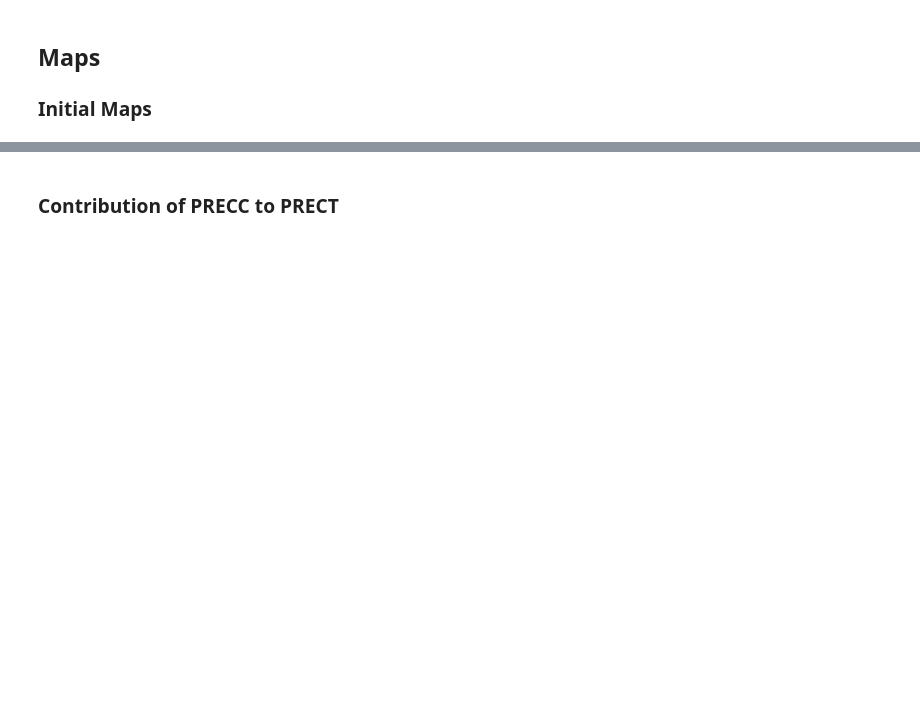
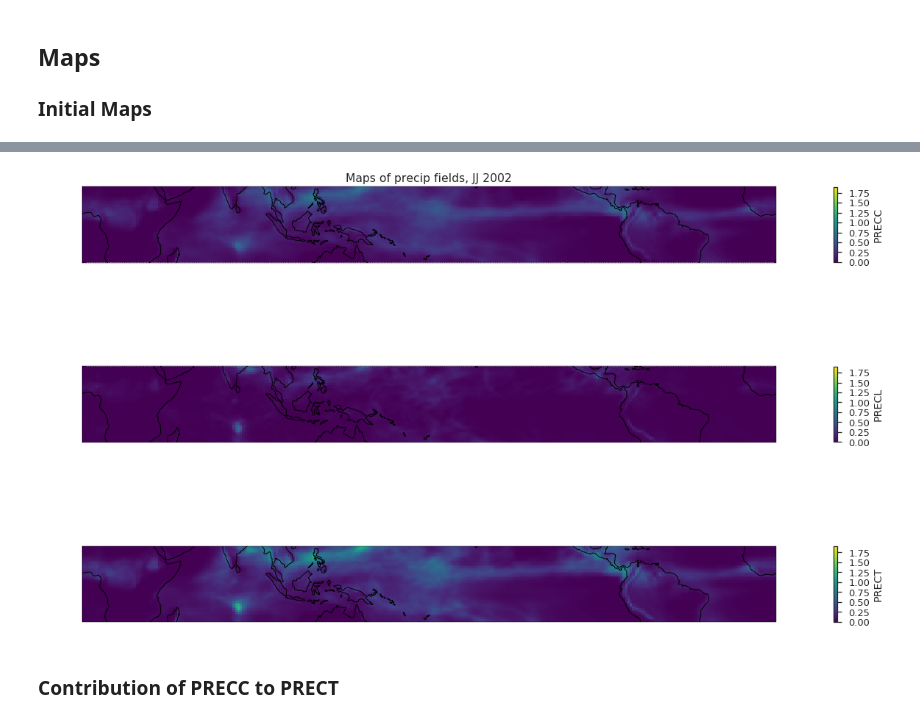
Before and after one commit to dcamron/ncar-gwdst, a Jupyter notebook: notebooks/precip.ipynb, the cells around one changed output, grey strips where cells are left out. Cells and saved outputs as stored; diff of their text form; code cells hidden in the pictures; blank space fills up the shorter version.

```diff
--- a/notebooks/precip.ipynb
+++ b/notebooks/precip.ipynb
@@ -166,18 +206,20 @@ print(precc.mean(dim='time').max().values, precl.mean(dim='time').max().values,
 # %%
 f, (ax1, ax2, ax3) = plt.subplots(3, 1, squeeze=True, figsize=(18,12), subplot_kw=dict(projection=ccrs.PlateCarree(central_longitude=180)))
 p = precc.mean(dim='time').plot(ax=ax1, transform=ccrs.PlateCarree(), vmax=1.9, cbar_kwargs=dict(shrink=0.3, pad=0.025))#, cmap=sns.color_palette("Greens"))
 q = precl.mean(dim='time').plot(ax=ax2, transform=ccrs.PlateCarree(), vmax=1.9, cbar_kwargs=dict(shrink=0.3, pad=0.025))#, cmap=sns.color_palette("Greens"))
 r = prect.mean(dim='time').plot(ax=ax3, transform=ccrs.PlateCarree(), vmax=1.9, cbar_kwargs=dict(shrink=0.3, pad=0.025))#, cmap=sns.color_palette("Greens"))
 
 ax1.coastlines()
 ax2.coastlines()
 ax3.coastlines()
 
-ax1.set_title('Maps of Precip Fields, July 2002')
+ax1.set_title('Maps of precip fields, JJ 2002')
 
 plt.tight_layout(h_pad=0)
 
 f.savefig('../figures/precip/precip_maps.png')
+# %% [output]
+[figure, added]
 # %% [markdown]
 ### Contribution of PRECC to PRECT
 # %%
```
Also changed, not shown: parts of 15 cells of this notebook, 5 other files.
